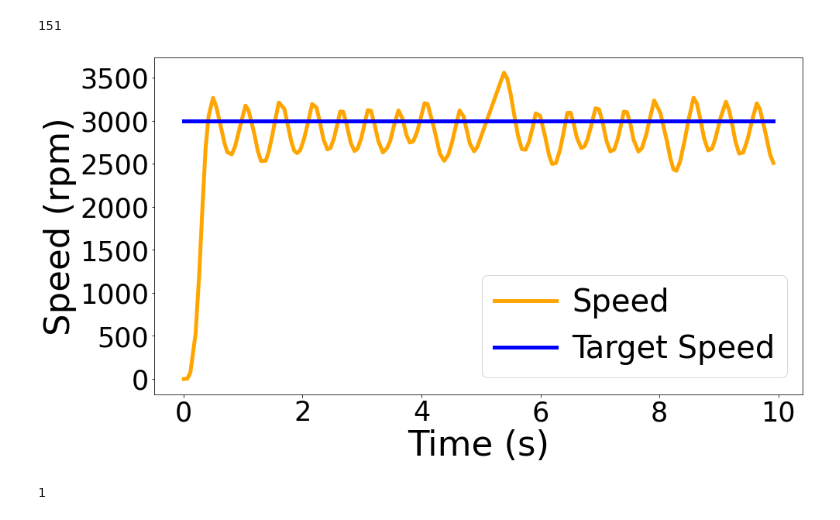
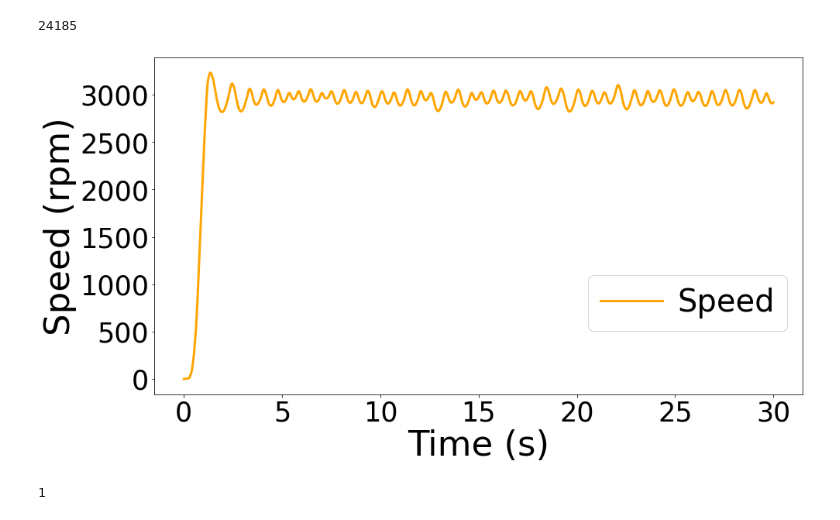
Before and after one commit to skywalker1996/CloudMotor, a Jupyter notebook: analysis/plot.ipynb, the cells around one changed output. Saved outputs shown, nothing was run; the diff lists cells and outputs as text; code cells hidden in the pictures.

```diff
--- a/analysis/plot.ipynb
+++ b/analysis/plot.ipynb
@@ -12,42 +12,42 @@ df = pd.read_csv(os.path.join(base_dir,log_file))
 
 COLORS = ['orange', 'orchid', 'purple', 'blue', 'darksalmon']
 MARKER_SIZE = 11
-LINE_WIDTH = 5
+LINE_WIDTH = 3
 
 TARGET_SPEED = 3000
 
 
 fig, axes = plt.subplots(1, 1, figsize=(15, 8))
 
 x = list(range(1,17))
 
-PORTION = int(len(df["time"].values)*0.1)
+PORTION = int(len(df["time"].values)*1)
 print(PORTION)
 
 
 
 # 折线图
 axes.plot(df["time"].values[0:PORTION], df["speed"].values[0:PORTION], color='orange', label="Speed",  linewidth=LINE_WIDTH)
-axes.plot(df["time"].values[0:PORTION], ([TARGET_SPEED]*len(df["speed"]))[0:PORTION], color='blue', label="Target Speed", linewidth=LINE_WIDTH, linestyle='-')
+# axes.plot(df["time"].values[0:PORTION], ([TARGET_SPEED]*len(df["speed"]))[0:PORTION], color='blue', label="Target Speed", linewidth=LINE_WIDTH, linestyle='-')
 #
 plt.legend(loc=1, fontsize=40, bbox_to_anchor = (1,0.4), title_fontsize=25, columnspacing=1.2, handletextpad=0.5)
 
 axes.grid(which='minor', c='lightgrey')
 
 #设置坐标标签标注和字体大小
 plt.xlabel("Time (s)",fontsize=45)
 plt.ylabel("Speed (rpm)",fontsize=45)
 
 #设置坐标刻度字体大小
 plt.xticks(fontsize=35)
 plt.yticks(fontsize=35)
 
 # plt.title(f"speed")
-plt.savefig(f"./delay_1ms.png",bbox_inches = 'tight')
+plt.savefig(f"./diff/13.png",bbox_inches = 'tight')
 plt.show()
 # %% [output]
-151
+24185
-[figure, old version]
+[figure, new version]
 # %%
 import math
 import scipy
```
Also changed, not shown: 58 other files.
